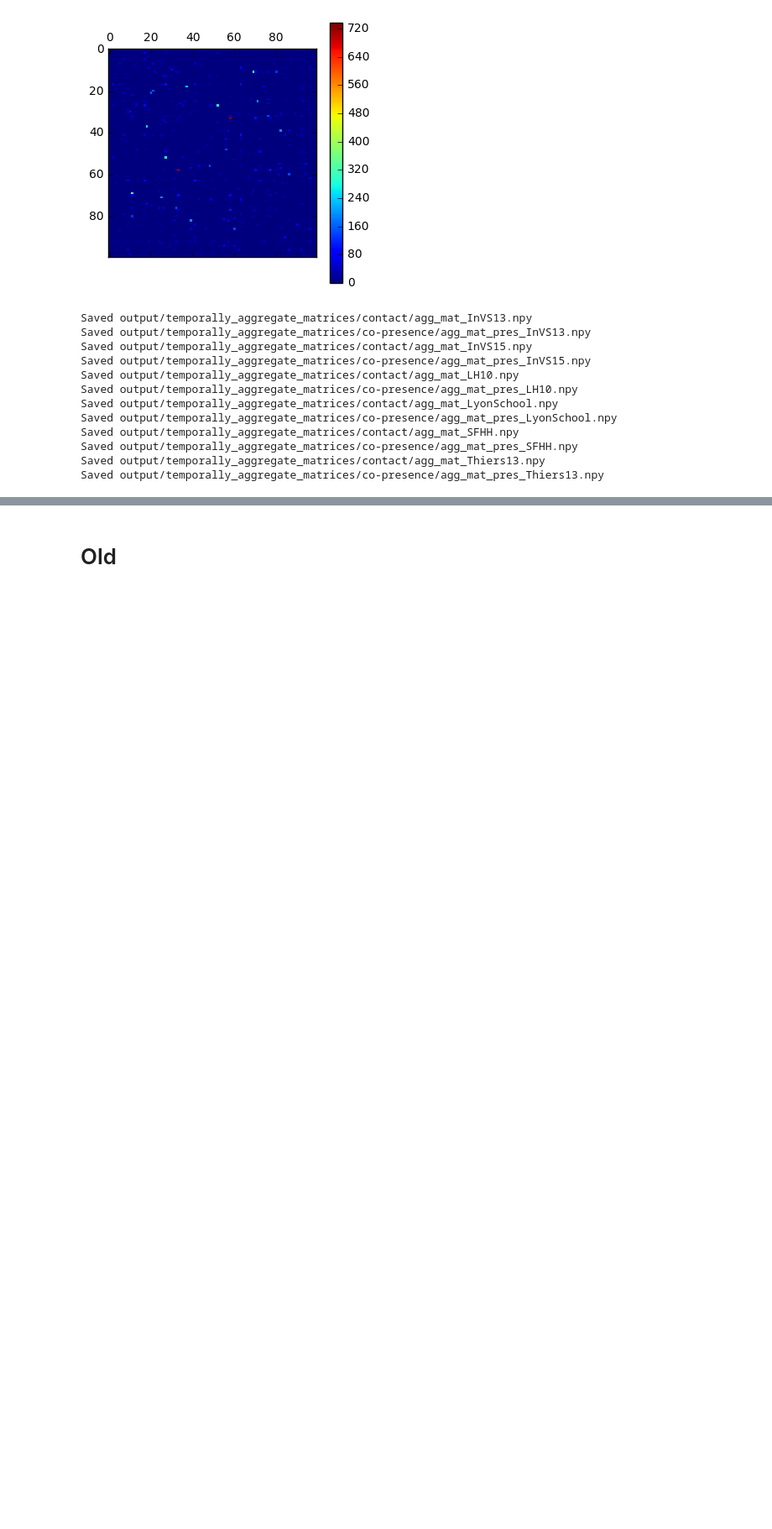
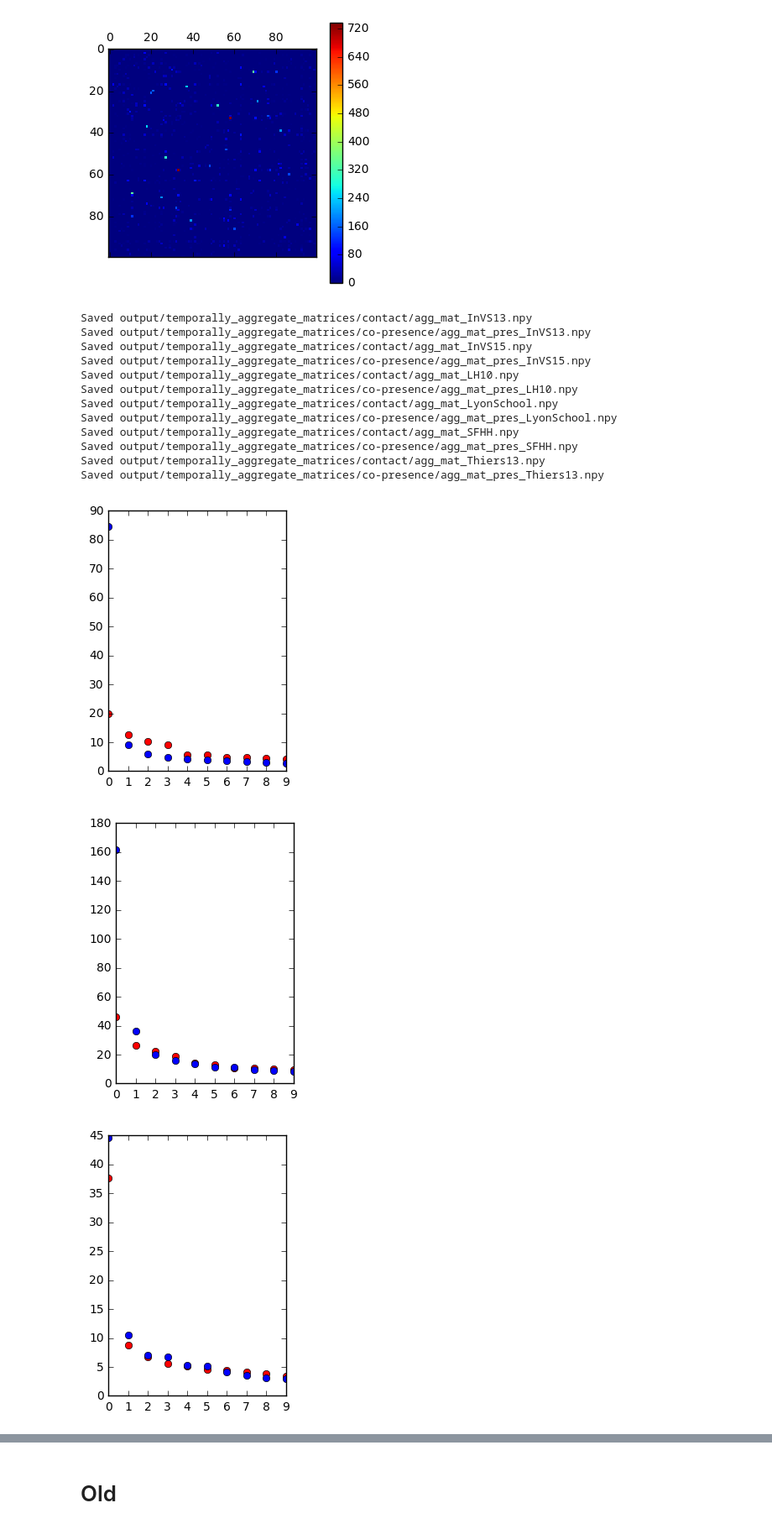
Before and after one commit to ConradHougen/GraphEpidemicEstimation, a Jupyter notebook: data_exploration.ipynb, the cells around one changed output, grey strips where cells are left out. Shown: that part at 84% size. Drawn from its saved outputs; the diff is of its cells as text; code cells hidden in the pictures; blank space fills up the shorter version.

Commit message:
Plotted largest eigenvalues of normalized adjacency matrices

```diff
--- a/data_exploration.ipynb
+++ b/data_exploration.ipynb
@@ -153,5 +153,20 @@ def plot_k_largest_eigvals_of_two_matrices(A, B, k):
     actual_k = len(largest_k_eigvals_A)
     eig_idx = range(0, actual_k)
     plt.subplot(1, 2, 1)
-    plt.plot(eig_idx, largest_k_eigvals_B, 'ro')
+    plt.plot(eig_idx, largest_k_eigvals_B, 'bo')
     plt.show()
+# %%
+NUM_EIGVALS = 10
+
+for f_idx in range(0, 6):
+    A_contact = np.load(contact_output_filenames[f_idx])
+    A_pres = np.load(copresence_output_filenames[f_idx])
+
+    A_contact[A_contact > 0] = 1
+    A_pres[A_pres > 0] = 1
+
+    plot_k_largest_eigvals_of_two_matrices(A_contact, A_pres, NUM_EIGVALS)
+# %% [output]
+[figure, added]
+[figure, added]
+[figure, added]
```
Also changed, not shown: parts of 2 cells of this notebook.
